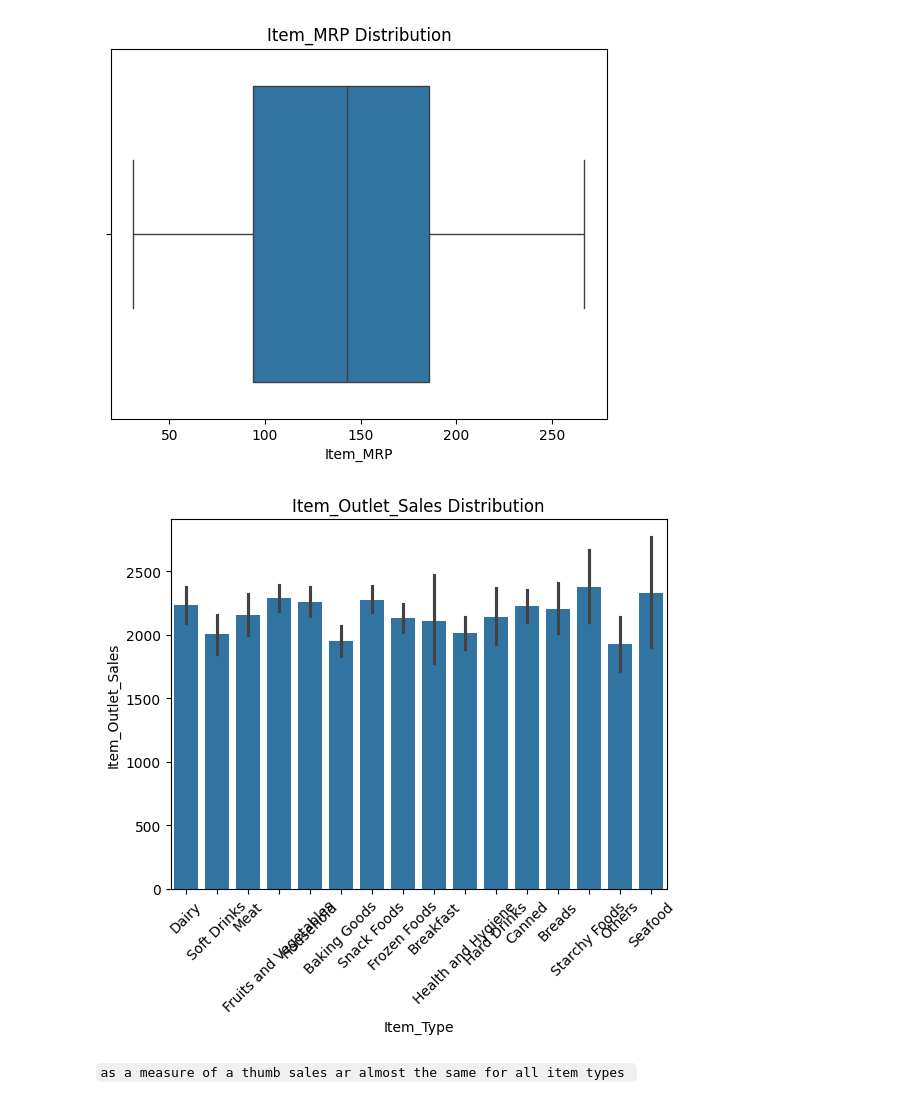
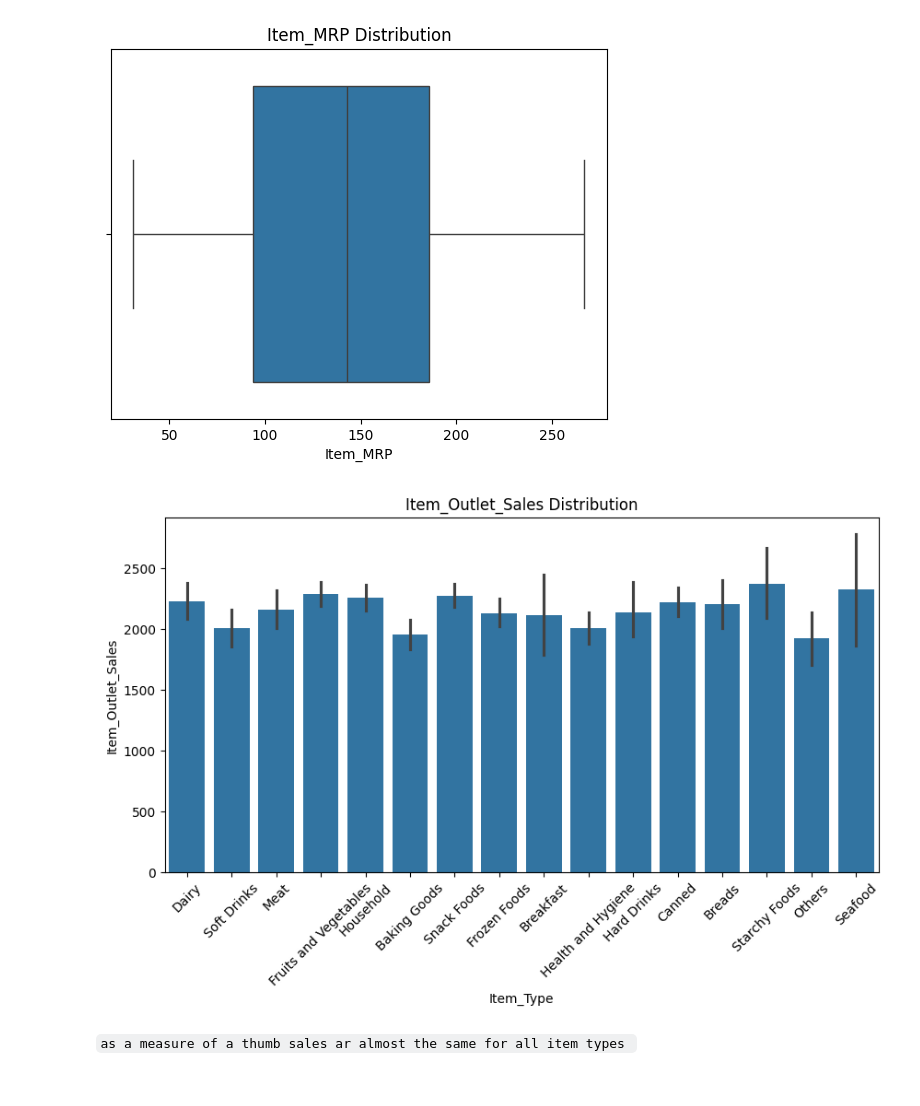
Before and after one commit to Areej73/Prediction-of-Product-Sales, a Jupyter notebook: Prediction_of_product_Sales_.ipynb, the cells around one changed output. Drawn from its saved outputs; the diff is of its cells as text; code cells hidden in the pictures.

```diff
--- a/Prediction_of_product_Sales_.ipynb
+++ b/Prediction_of_product_Sales_.ipynb
@@ -520,11 +520,12 @@ Text(0.5, 1.0, 'Item_MRP Distribution')
 [figure]
 # %%
 # find the most saled category
+fig , ax = plt.subplots(figsize = (10,5))
 ax= sns.barplot(data = df_sales , x= 'Item_Type', y= 'Item_Outlet_Sales' )
 ax.set_title('Item_Outlet_Sales Distribution')
 ax.tick_params(axis='x', labelrotation=45)
 # %% [output]
-[figure, old version]
+[figure, new version]
 # %% [markdown]
 `as a measure of a thumb sales ar almost the same for all item types `
 # %%
```
